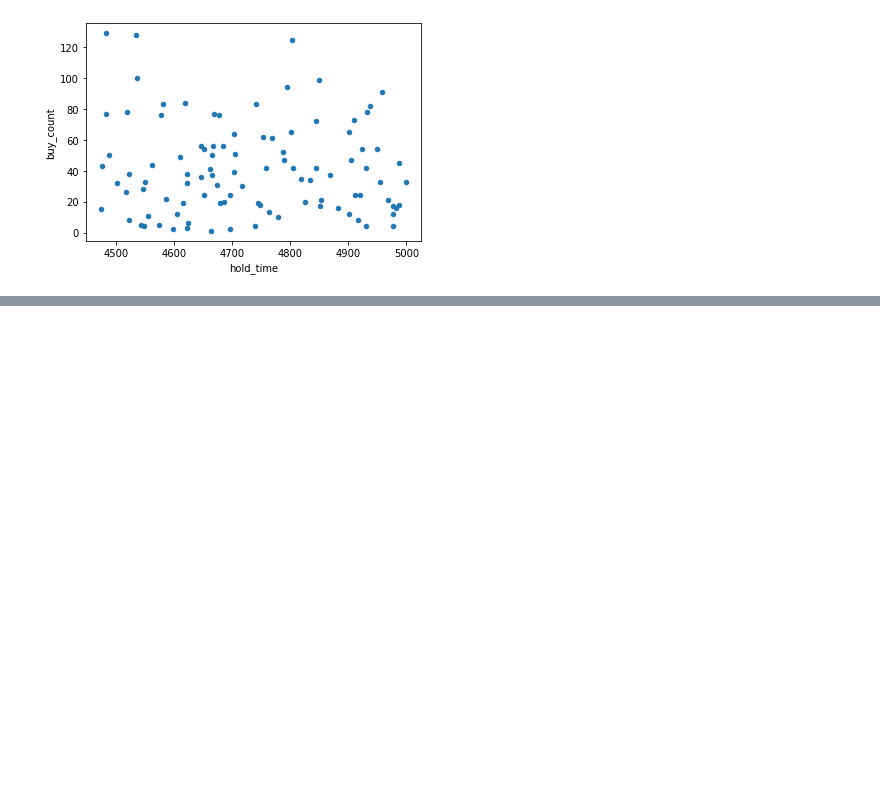
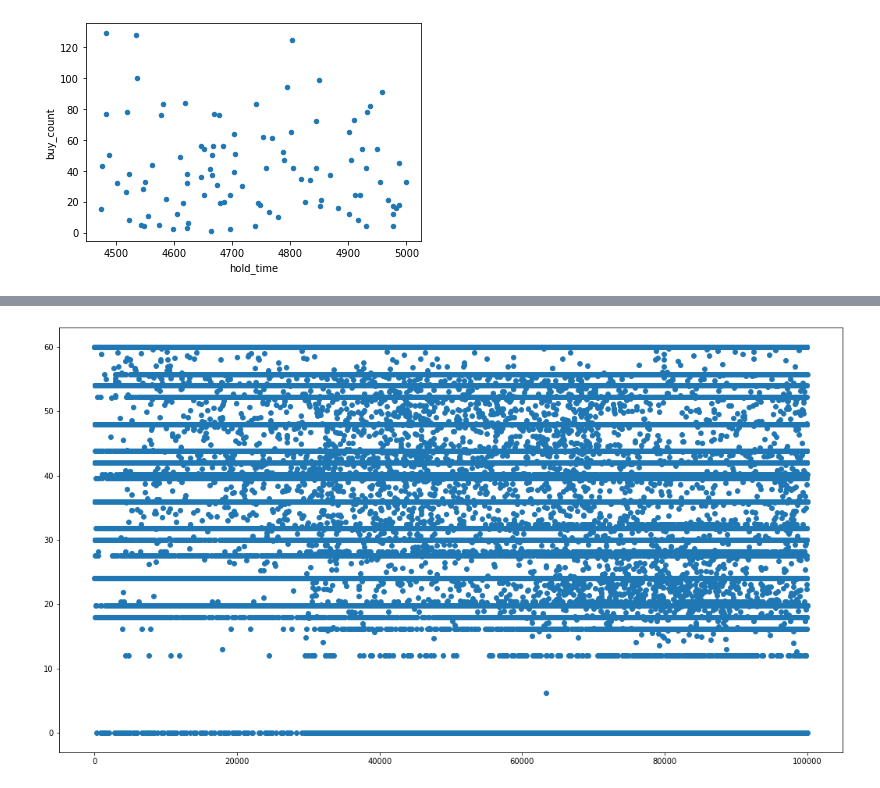
Before and after one commit to chierqj/GoodsMatch, a Jupyter notebook: resource/main.ipynb, the cells around one changed output, grey strips where cells are left out. Saved outputs shown, nothing was run; the diff lists cells and outputs as text; code cells hidden in the pictures; blank space fills up the shorter version.

```diff
--- a/resource/main.ipynb
+++ b/resource/main.ipynb
@@ -170,0 +204,9 @@ KeyboardInterrupt:
+# %%
+df_score = pd.read_csv("./score.txt", header=0, names=["buyer", "score"], low_memory=False)
+# %%
+fig = plt.figure(figsize=(18, 10))
+plt.scatter(df_score.index.get_level_values(0).values,
+                df_score["score"], label='score')
+plt.show()
+# %% [output]
+[figure, added]
```
Also changed, not shown: parts of 9 cells of this notebook, 15 other files.
